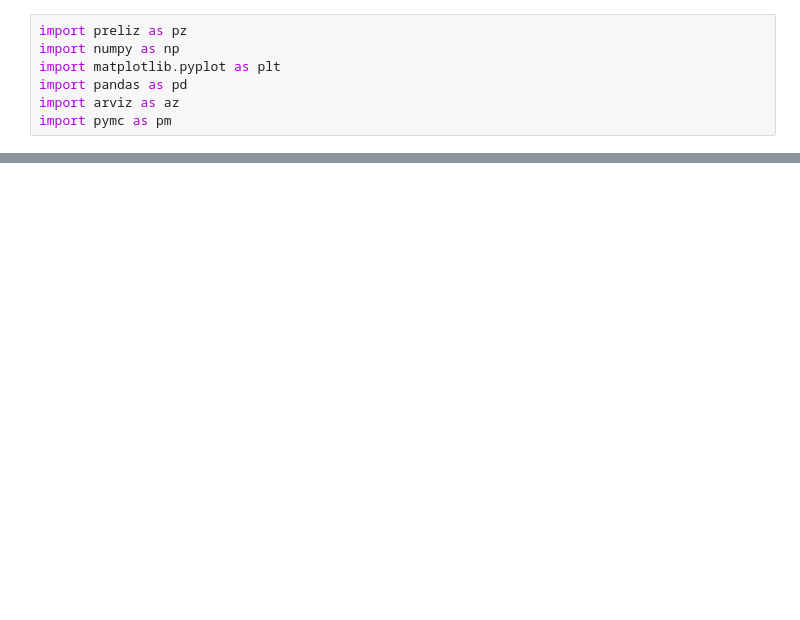
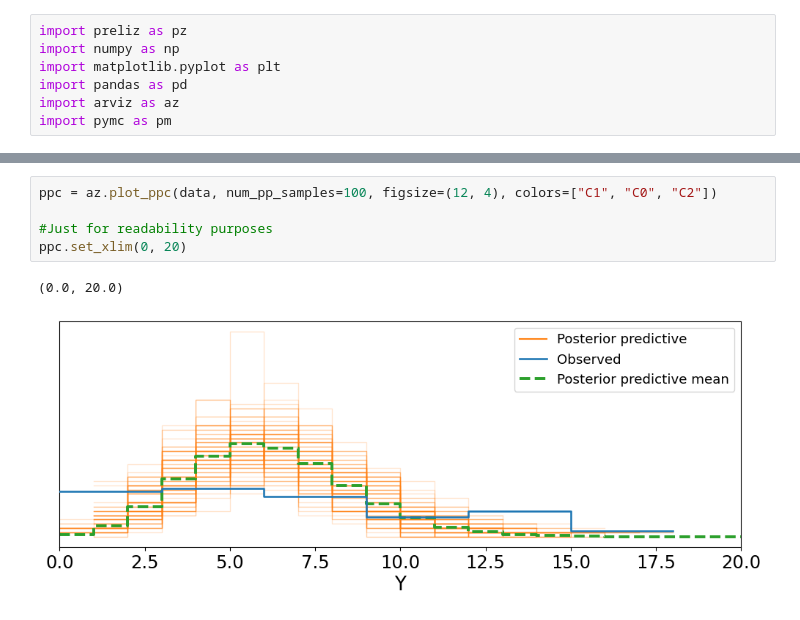
Before and after one commit to ashwingeeni12/data_science_fundamentals, a Jupyter notebook: Unit_3/Ashwin_GeenUnit3Project.ipynb, the cells around one changed output, grey strips where cells are left out. Cells and saved outputs as stored; diff of their text form; blank space fills up the shorter version.

```diff
--- a/Unit_3/Ashwin_GeenUnit3Project.ipynb
+++ b/Unit_3/Ashwin_GeenUnit3Project.ipynb
@@ -50,0 +153,8 @@ dtype: float64
+# %%
+ppc = az.plot_ppc(data, num_pp_samples=100, figsize=(12, 4), colors=["C1", "C0", "C2"])
+
+#Just for readability purposes
+ppc.set_xlim(0, 20)
+# %% [output]
+(0.0, 20.0)
+[figure, added]
```
Also changed, not shown: parts of 53 cells of this notebook.
